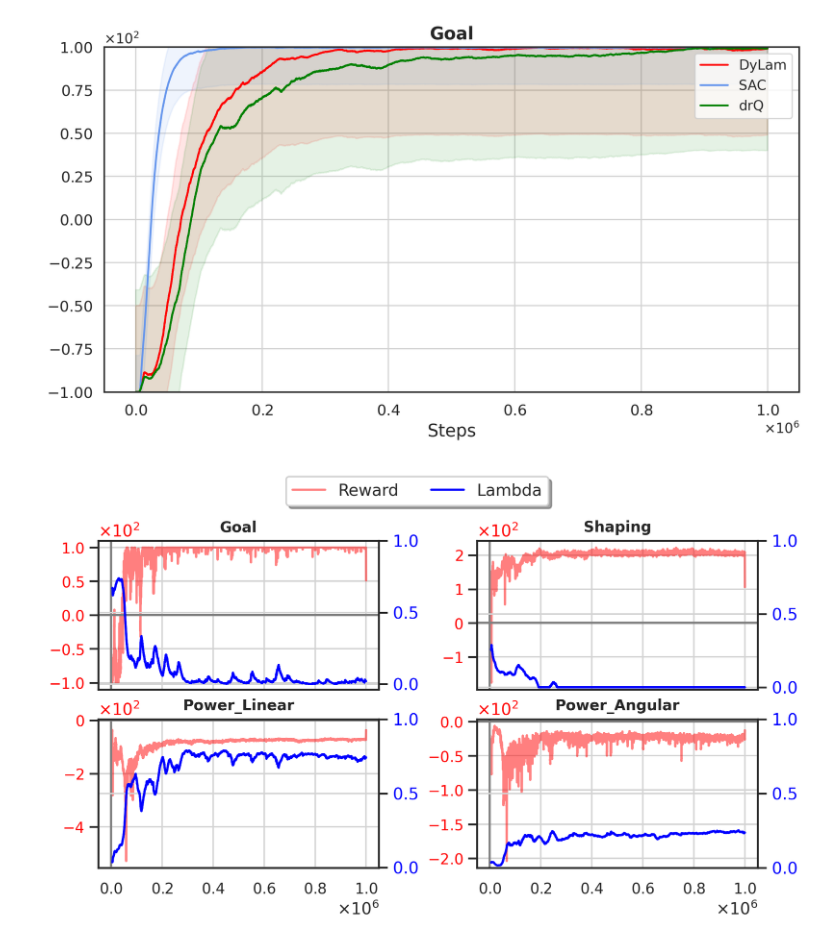
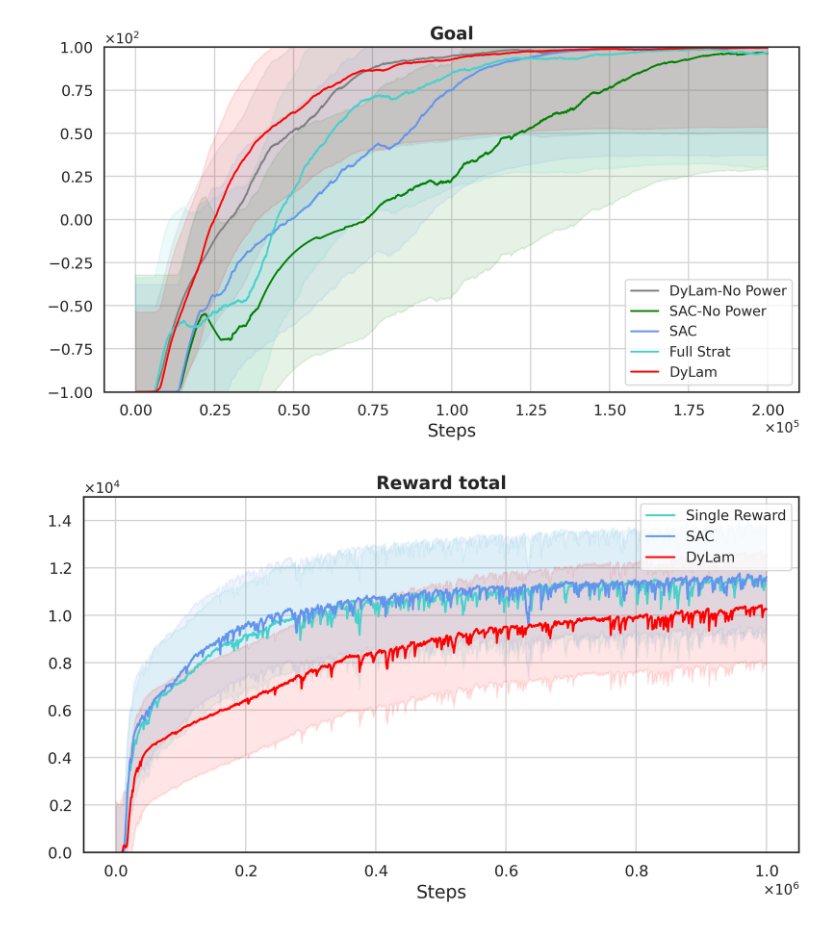
Before and after one commit to goncamateus/agents, a Jupyter notebook: result_analysis/result_analysis.ipynb, the cells around one changed output. Drawn from its saved outputs; the diff is of its cells as text; code cells hidden in the pictures.

Commit message:
update plots

```diff
--- a/result_analysis/result_analysis.ipynb
+++ b/result_analysis/result_analysis.ipynb
@@ -27,15 +27,6 @@ components = {
         for comp in [x for x in sorted(os.listdir(env)) if x.startswith("component")]
     ]
     for env in environments
-}
-colors = {
-    "DyLam": "red",
-    "SAC": "cornflowerblue",
-    "Shape-0": "mediumturquoise",
-    "Shape-1": "darkcyan",
-    "PPO": "gray",
-    "drQ": "green",
-    "HDDDQN": "gray",
 }
 env_steps = {
     "Humanoid": 1e6 - 1,
@@ -63,19 +54,31 @@ env_ylimits = {
     "HalfCheetah": (0, 15000),
     "SSLGoTo": (0, 1.01),
 }
+colors = {
+    "DyLam": "red",
+    "SAC": "cornflowerblue",
+    "Single Reward": "mediumturquoise",
+    "PPO": "gray",
+    "drQ": "green",
+    "HDDDQN": "gray",
+    "No Objective": "mediumturquoise",
+    "DyLam-No Objective": "green",
+    "SAC-No Power" : "green",
+    "DyLam-No Power": "gray",
+    "Full Strat": "mediumturquoise",
+}
 avail_methods = {
     "HalfCheetahOri-v0": "SAC",
-    "HalfCheetahOri-v1": "Shape-0",
-    "HalfCheetahOri-v2": "Shape-1",
+    "HalfCheetahOri-v1": "Single Reward",
     "HalfCheetahStrat-v0": "DyLam",
     "SSLGoToOri-v0": "SAC",
-    "SSLGoToOri-v1": "Shape-0",
-    "SSLGoToOri-v2": "Shape-1",
     "SSLGoToStrat-v0": "DyLam",
-    "LunarLanderOri-v0": "SAC",
-    "LunarLanderOri-v1": "Shape-0",
-    "LunarLanderOri-v2": "Shape-1",
-    "LunarLanderStrat-v0": "DyLam",
+    "SSLGoToStratMod-v0": "No Objective",
+    "LunarLanderContinuous-v3": "SAC-No Power",
+    "LunarLanderContinuousStrat-v3": "DyLam-No Power",
+    "LunarLanderContinuousModStrat-v0": "Full Strat",
+    "LunarLanderContinuousOri-v2": "SAC",
+    "LunarLanderContinuousStrat-v2": "DyLam",
 }
 formatter = ticker.ScalarFormatter(useMathText=True)
 formatter.set_scientific(True)
@@ -275,7 +278,7 @@ def plot_grid_fish(lambdas, components, env):
 # %%
 for env in environments:
     plot_results(env, results)
-    plot_grid(lambdas, components, env)
+    # plot_grid(lambdas, components, env)
 # %% [output]
-[figure, old version]
+[figure, new version]
-[figure, old version]
+[figure, new version]
```
Also changed, not shown: parts of 1 cell of this notebook, 5 other files.
